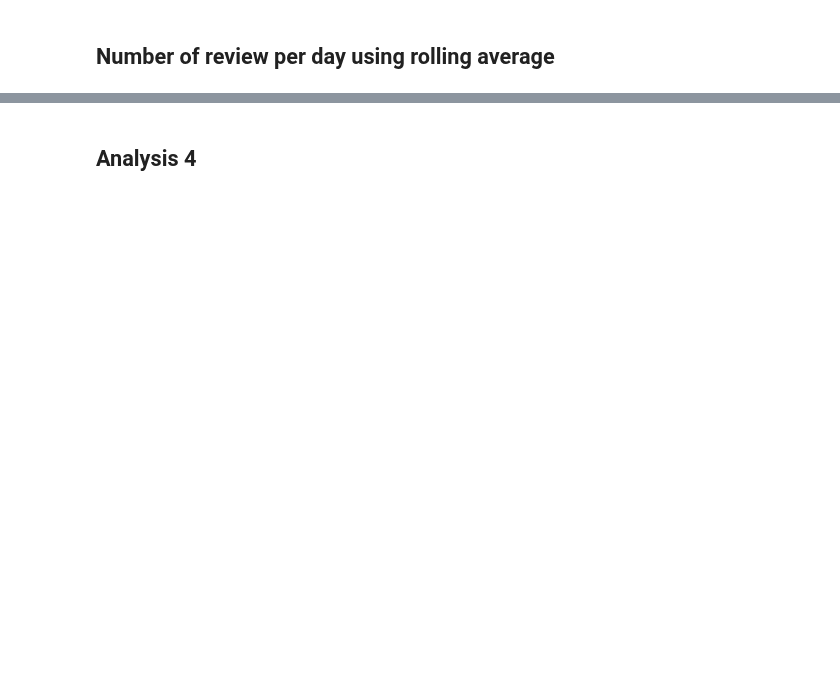
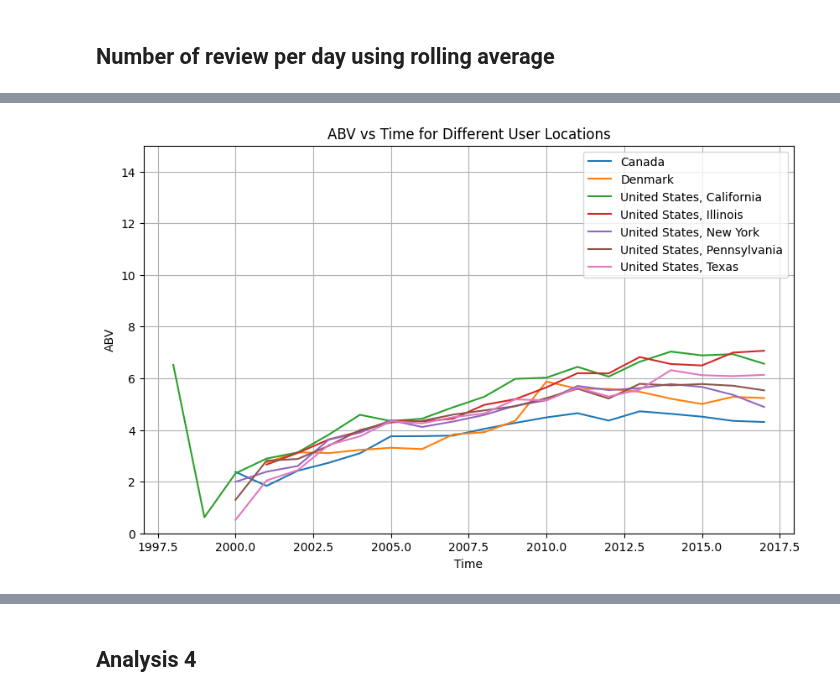
Before and after one commit to epfl-ada/ada-2023-project-dada, a Jupyter notebook: main.ipynb, the cells around one changed output, grey strips where cells are left out. Drawn from its saved outputs; the diff is of its cells as text; code cells hidden in the pictures; blank space fills up the shorter version.

Commit message:
add abv time evolution

```diff
--- a/main.ipynb
+++ b/main.ipynb
@@ -19,6 +19,10 @@ beers_BA = pd.read_table("./data/BeerAdvocate/beers.csv", sep=",")
 breweries_BA = pd.read_table("./data/BeerAdvocate/breweries.csv", sep=",")
 users_BA = pd.read_table("./data/BeerAdvocate/users.csv", sep=",")
 ratings_BA = pd.read_table("./data/BeerAdvocate/ratings.csv", sep=",")
+# %%
+# Data from BA and RB mixed (by us)
+# ratings_mixed = pd.read_table("./data/ratings_BAm_RBm.csv", sep=",")
+ratings_mixed_sample = pd.read_table("./data/ratings_BAm_RB_sample.csv", sep=",")
 # %%
 # Data from MixedDataset 'MD'
 beers_MD = pd.read_table("./data/matched_beer_data/beers.csv", sep=",")
@@ -134,0 +118,9 @@ plot_rolling(german_users_WW, 7)
+# %%
+alcohol_reviews = ratings_mixed_sample[['date','user_location','abv']]
+alcohol_reviews = alcohol_reviews.dropna()
+
+alcohol_reviews.loc[:,'date'] = alcohol_reviews[['date']].apply(lambda x: pd.to_datetime(x, unit='s'))
+alcohol_reviews.loc[:,'time'] = alcohol_reviews.loc[:,'date'].apply(lambda x: x.year)
+alcohol_reviews = alcohol_reviews.drop(columns = "date")
+alcohol_reviews = alcohol_reviews[alcohol_reviews.groupby('user_location')['user_location'].transform('size') > 50000]
+alcohol_reviews
@@ -134,0 +141,19 @@ plot_rolling(german_users_WW, 7)
+# %%
+mean_abv = alcohol_reviews.groupby(["user_location", "time"]).var().reset_index()
+
+# Create a plot with multiple lines and legend
+plt.figure(figsize=(10, 6))
+
+for location in mean_abv["user_location"].unique():
+    location_data = mean_abv[mean_abv["user_location"] == location]
+    plt.plot(location_data["time"], location_data["abv"], label=location)
+
+plt.xlabel("Time")
+plt.ylabel("ABV")
+plt.ylim([0, 15])
+plt.legend(loc="upper right")
+plt.title("ABV vs Time for Different User Locations")
+plt.grid(True)
+plt.show()
+# %% [output]
+[figure, added]
```
Also changed, not shown: parts of 10 cells of this notebook, 1 other file.
